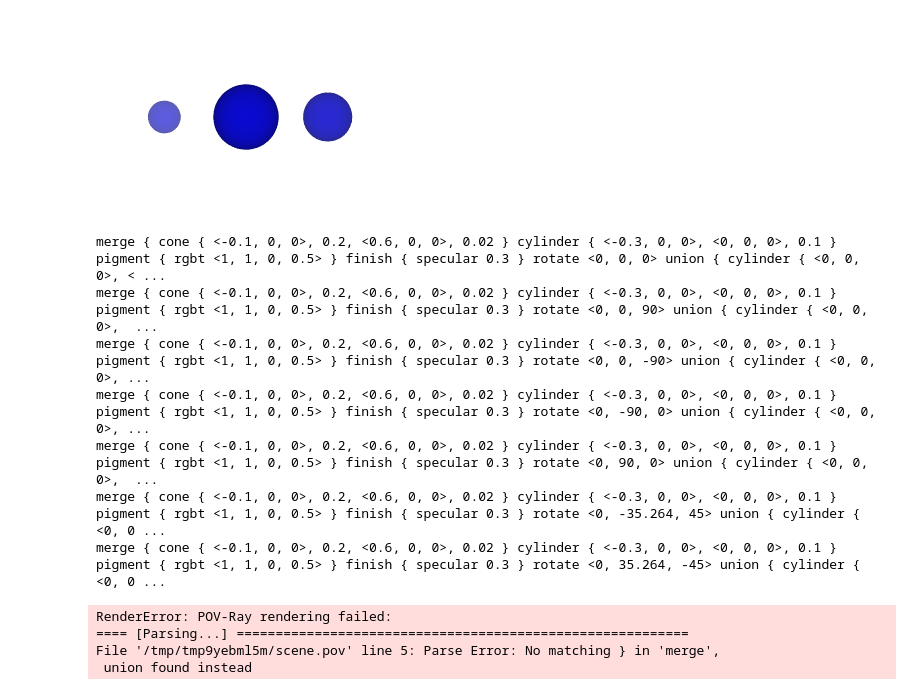
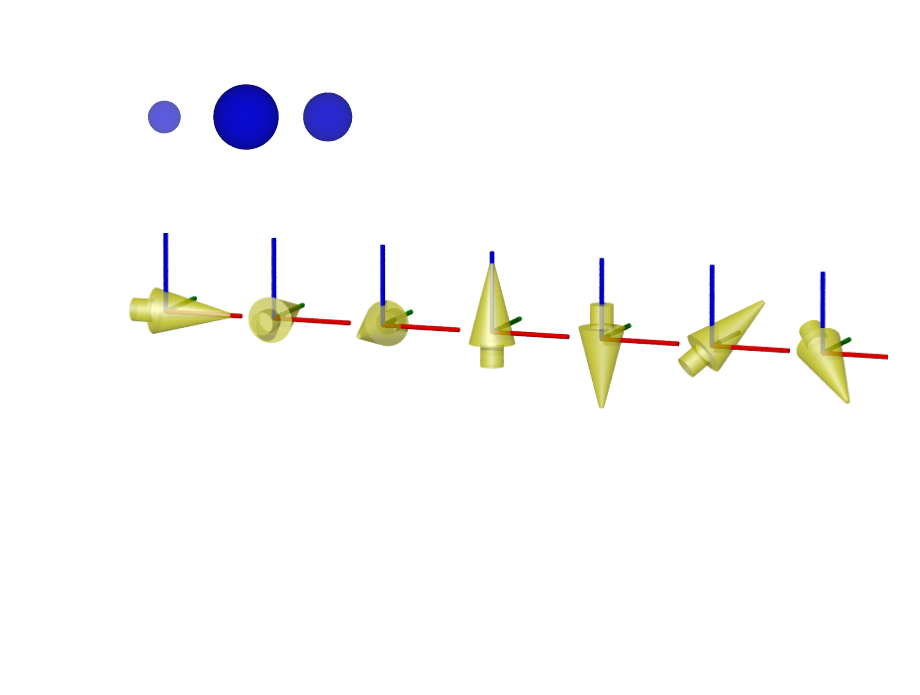
Before and after one commit to daizutabi/fdray, a Jupyter notebook: docs/notebooks/data/field.ipynb, the cells around one changed output. Drawn from its saved outputs; the diff is of its cells as text; code cells hidden in the pictures; blank space fills up the shorter version.

Commit message:
Update field visualization notebook to fix rendering issues and improve object construction; change axes definition to a list and enhance object union logic.

```diff
--- a/docs/notebooks/data/field.ipynb
+++ b/docs/notebooks/data/field.ipynb
@@ -17,45 +17,35 @@ Scene(
 # %%
 from math import degrees
 
-axes = Union(
+axes = [
     Cylinder((0, 0, 0), (0.7, 0, 0), 0.02, Color("red")),
     Cylinder((0, 0, 0), (0, 0.7, 0), 0.02, Color("green")),
     Cylinder((0, 0, 0), (0, 0, 0.7), 0.02, Color("blue")),
-)
+]
 
 
 def get_object(x):
     phi, theta = Vector(x).to_spherical()
 
     h = Cone((-0.1, 0, 0), 0.2, (0.6, 0, 0), 0.02)
     t = Cylinder((-0.3, 0, 0), (0, 0, 0), 0.1)
-    c = h | t
 
     c = (
-        c.pigment(Color("yellow", alpha=0.5))
+        (h | t)
+        .pigment(Color("yellow", alpha=0.5))
         .finish(specular=0.3)
         .rotate(0, -degrees(theta), degrees(phi))
-    ) + axes
-    print(c)
-    return c
+    )
+
+    return Union(c, *axes)
 
 
 f = [[1, 0, 0], [0, 1, 0], [0, -1, 0], [0, 0, 1], [0, 0, -1], [1, 1, 1], [1, -1, -1]]
 
 Scene(
     Camera(-70, 10, view_scale=1.7, look_at=(3, 0, 0), distance=150),
     LightSource((0.4, 30, 40), "white"),
     from_field(f, get_object, ndim=1),
 ).render(800, 200)
 # %% [output]
-merge { cone { <-0.1, 0, 0>, 0.2, <0.6, 0, 0>, 0.02 } cylinder { <-0.3, 0, 0>, <0, 0, 0>, 0.1 } pigment { rgbt <1, 1, 0, 0.5> } finish { specular 0.3 } rotate <0, 0, 0> union { cylinder { <0, 0, 0>, < ...
-merge { cone { <-0.1, 0, 0>, 0.2, <0.6, 0, 0>, 0.02 } cylinder { <-0.3, 0, 0>, <0, 0, 0>, 0.1 } pigment { rgbt <1, 1, 0, 0.5> } finish { specular 0.3 } rotate <0, 0, 90> union { cylinder { <0, 0, 0>,  ...
-merge { cone { <-0.1, 0, 0>, 0.2, <0.6, 0, 0>, 0.02 } cylinder { <-0.3, 0, 0>, <0, 0, 0>, 0.1 } pigment { rgbt <1, 1, 0, 0.5> } finish { specular 0.3 } rotate <0, 0, -90> union { cylinder { <0, 0, 0>, ...
-merge { cone { <-0.1, 0, 0>, 0.2, <0.6, 0, 0>, 0.02 } cylinder { <-0.3, 0, 0>, <0, 0, 0>, 0.1 } pigment { rgbt <1, 1, 0, 0.5> } finish { specular 0.3 } rotate <0, -90, 0> union { cylinder { <0, 0, 0>, ...
-merge { cone { <-0.1, 0, 0>, 0.2, <0.6, 0, 0>, 0.02 } cylinder { <-0.3, 0, 0>, <0, 0, 0>, 0.1 } pigment { rgbt <1, 1, 0, 0.5> } finish { specular 0.3 } rotate <0, 90, 0> union { cylinder { <0, 0, 0>,  ...
-merge { cone { <-0.1, 0, 0>, 0.2, <0.6, 0, 0>, 0.02 } cylinder { <-0.3, 0, 0>, <0, 0, 0>, 0.1 } pigment { rgbt <1, 1, 0, 0.5> } finish { specular 0.3 } rotate <0, -35.264, 45> union { cylinder { <0, 0 ...
-merge { cone { <-0.1, 0, 0>, 0.2, <0.6, 0, 0>, 0.02 } cylinder { <-0.3, 0, 0>, <0, 0, 0>, 0.1 } pigment { rgbt <1, 1, 0, 0.5> } finish { specular 0.3 } rotate <0, 35.264, -45> union { cylinder { <0, 0 ...
-RenderError: POV-Ray rendering failed:
-==== [Parsing...] ==========================================================
-File '/tmp/tmp9yebml5m/scene.pov' line 5: Parse Error: No matching } in 'merge',
- union found instead
+[figure, added]
```
